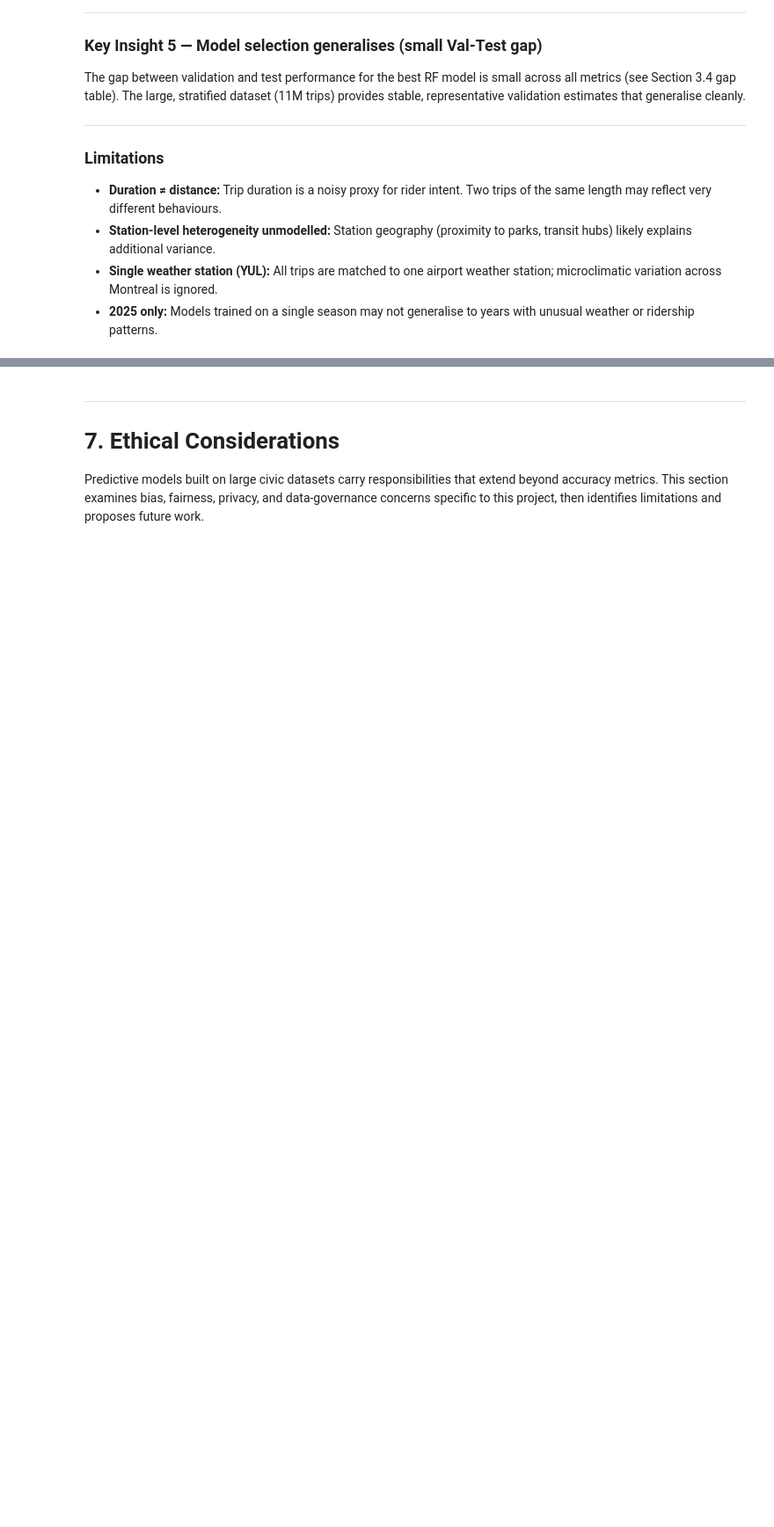
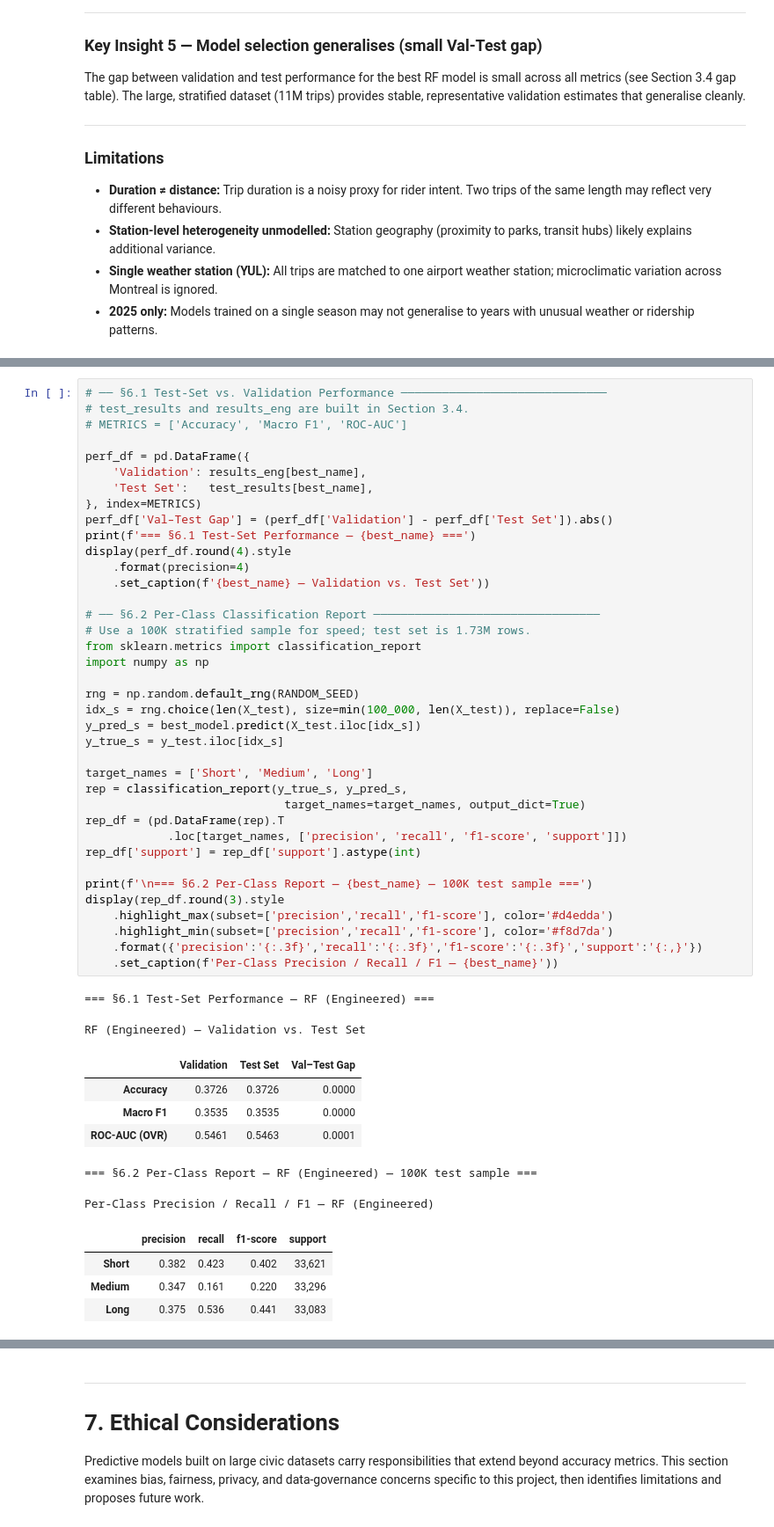
Before and after one commit to forGOATten/COMP333_Project, a Jupyter notebook: notebooks/main.ipynb, the cells around one changed output, grey strips where cells are left out. Shown at 88% size. Saved outputs shown, nothing was run; the diff lists cells and outputs as text; blank space fills up the shorter version.

```diff
--- a/notebooks/main.ipynb
+++ b/notebooks/main.ipynb
@@ -2516,0 +2383,51 @@ The gap between validation and test performance for the best RF model is small a
+# %%
+# ── §6.1 Test-Set vs. Validation Performance ──────────────────────────────
+# test_results and results_eng are built in Section 3.4.
+# METRICS = ['Accuracy', 'Macro F1', 'ROC-AUC']
+
+perf_df = pd.DataFrame({
+    'Validation': results_eng[best_name],
+    'Test Set':   test_results[best_name],
+}, index=METRICS)
+perf_df['Val–Test Gap'] = (perf_df['Validation'] - perf_df['Test Set']).abs()
+print(f'=== §6.1 Test-Set Performance — {best_name} ===')
+display(perf_df.round(4).style
+    .format(precision=4)
+    .set_caption(f'{best_name} — Validation vs. Test Set'))
+
+# ── §6.2 Per-Class Classification Report ─────────────────────────────────
+# Use a 100K stratified sample for speed; test set is 1.73M rows.
+from sklearn.metrics import classification_report
+import numpy as np
+
+rng = np.random.default_rng(RANDOM_SEED)
+idx_s = rng.choice(len(X_test), size=min(100_000, len(X_test)), replace=False)
+y_pred_s = best_model.predict(X_test.iloc[idx_s])
+y_true_s = y_test.iloc[idx_s]
+
+target_names = ['Short', 'Medium', 'Long']
+rep = classification_report(y_true_s, y_pred_s,
+                             target_names=target_names, output_dict=True)
+rep_df = (pd.DataFrame(rep).T
+            .loc[target_names, ['precision', 'recall', 'f1-score', 'support']])
+rep_df['support'] = rep_df['support'].astype(int)
+
+print(f'\n=== §6.2 Per-Class Report — {best_name} — 100K test sample ===')
+display(rep_df.round(3).style
+    .highlight_max(subset=['precision','recall','f1-score'], color='#d4edda')
+    .highlight_min(subset=['precision','recall','f1-score'], color='#f8d7da')
+    .format({'precision':'{:.3f}','recall':'{:.3f}','f1-score':'{:.3f}','support':'{:,}'})
+    .set_caption(f'Per-Class Precision / Recall / F1 — {best_name}'))
+# %% [output]
+=== §6.1 Test-Set Performance — RF (Engineered) ===
+RF (Engineered) — Validation vs. Test Set
+|  | Validation | Test Set | Val–Test Gap |
+| Accuracy | 0.3726 | 0.3726 | 0.0000 |
+| Macro F1 | 0.3535 | 0.3535 | 0.0000 |
+| ROC-AUC (OVR) | 0.5461 | 0.5463 | 0.0001 |
+=== §6.2 Per-Class Report — RF (Engineered) — 100K test sample ===
+Per-Class Precision / Recall / F1 — RF (Engineered)
+|  | precision | recall | f1-score | support |
+| Short | 0.382 | 0.423 | 0.402 | 33,621 |
+| Medium | 0.347 | 0.161 | 0.220 | 33,296 |
+| Long | 0.375 | 0.536 | 0.441 | 33,083 |
```
Also changed, not shown: parts of 13 cells of this notebook, 2 other files.
